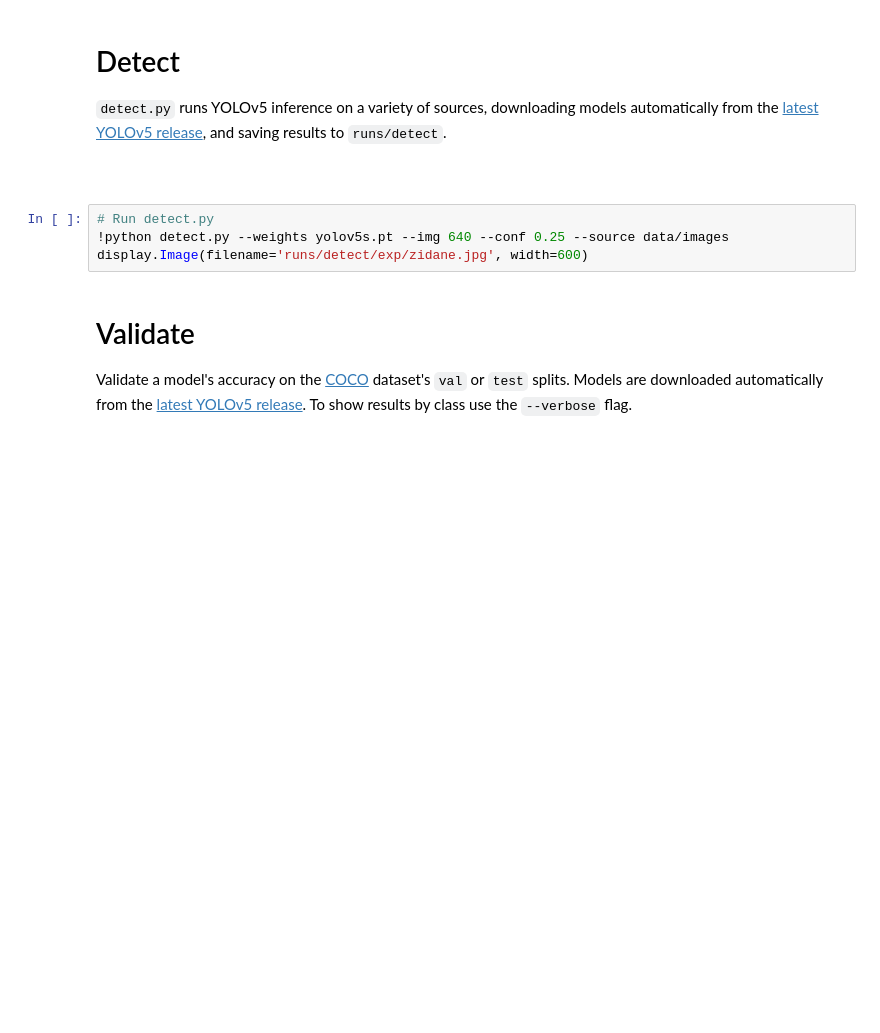
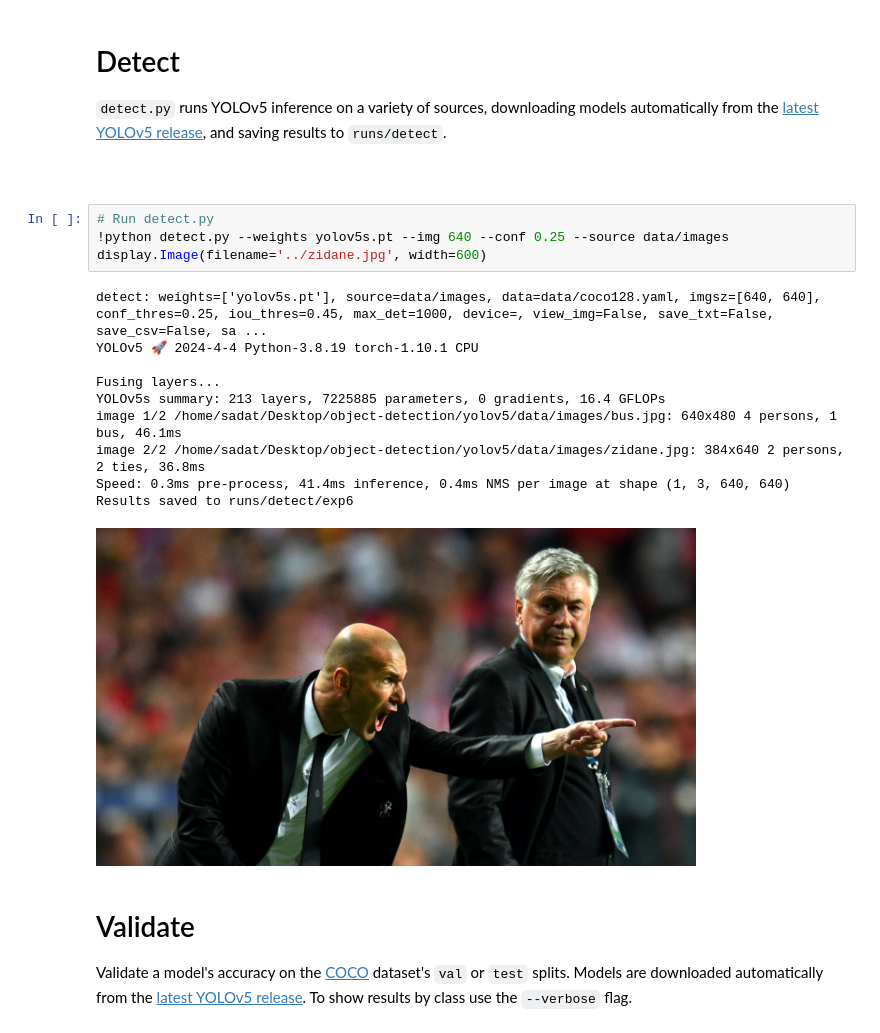
Before and after one commit to prototaip-134/object-detection, a Jupyter notebook: main.ipynb, the cells around one changed output. Saved outputs shown, nothing was run; the diff lists cells and outputs as text; blank space fills up the shorter version.

Commit message:
feat: add zidane.jpg

```diff
--- a/main.ipynb
+++ b/main.ipynb
@@ -24,7 +70,18 @@ display = utils.notebook_init()  # checks
 # %%
 # Run detect.py
 !python detect.py --weights yolov5s.pt --img 640 --conf 0.25 --source data/images
-display.Image(filename='runs/detect/exp/zidane.jpg', width=600)
+display.Image(filename='../zidane.jpg', width=600)
+# %% [output]
+detect: weights=['yolov5s.pt'], source=data/images, data=data/coco128.yaml, imgsz=[640, 640], conf_thres=0.25, iou_thres=0.45, max_det=1000, device=, view_img=False, save_txt=False, save_csv=False, sa ...
+YOLOv5 🚀 2024-4-4 Python-3.8.19 torch-1.10.1 CPU
+
+Fusing layers...
+YOLOv5s summary: 213 layers, 7225885 parameters, 0 gradients, 16.4 GFLOPs
+image 1/2 /home/sadat/Desktop/object-detection/yolov5/data/images/bus.jpg: 640x480 4 persons, 1 bus, 46.1ms
+image 2/2 /home/sadat/Desktop/object-detection/yolov5/data/images/zidane.jpg: 384x640 2 persons, 2 ties, 36.8ms
+Speed: 0.3ms pre-process, 41.4ms inference, 0.4ms NMS per image at shape (1, 3, 640, 640)
+Results saved to runs/detect/exp6
+[figure, added]
 # %% [markdown]
 # Validate
 Validate a model's accuracy on the [COCO](https://cocodataset.org/#home) dataset's `val` or `test` splits. Models are downloaded automatically from the [latest YOLOv5 release](https://github.com/ultralytics/yolov5/releases). To show results by class use the `--verbose` flag.
```
Also changed, not shown: parts of 13 cells of this notebook, 1 other file.
